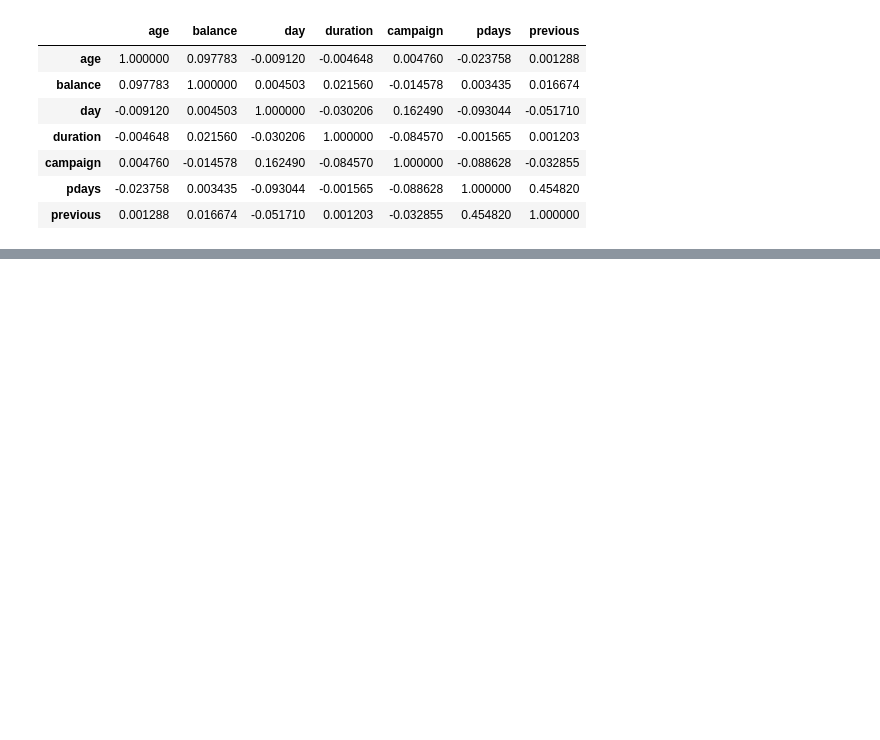
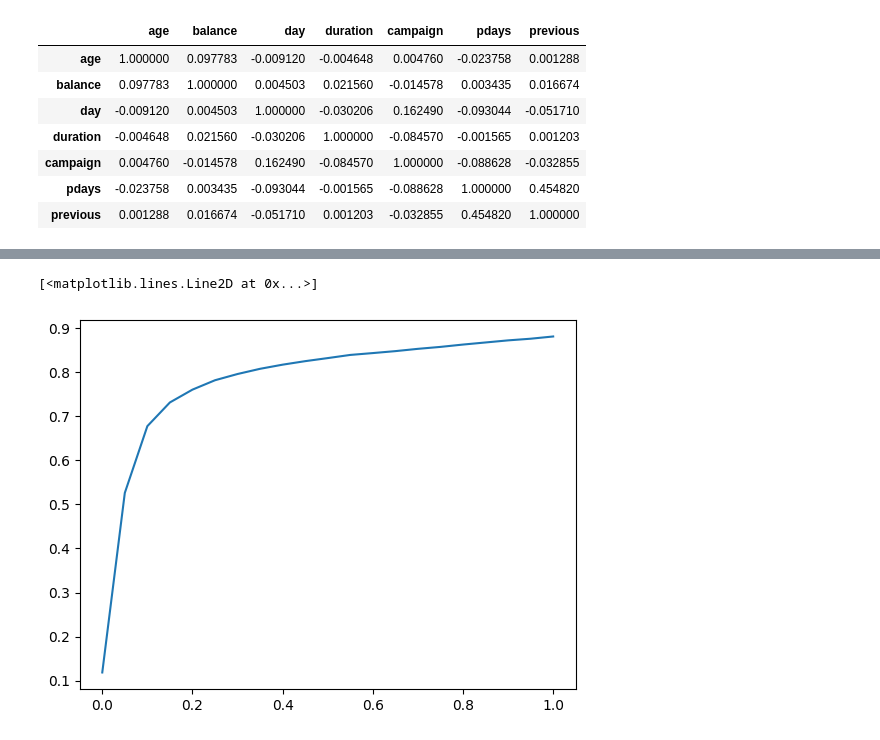
Before and after one commit to moonrayspex/machine-learning-dtzc-homework, a Jupyter notebook: 03-churn/03_churn_homework.ipynb, the cells around one changed output, grey strips where cells are left out. Cells and saved outputs as stored; diff of their text form; code cells hidden in the pictures; blank space fills up the shorter version.

```diff
--- a/03-churn/03_churn_homework.ipynb
+++ b/03-churn/03_churn_homework.ipynb
@@ -189,0 +308,20 @@ print(rounded_score)
+# %%
+
+model = LogisticRegression(solver='liblinear', C=1.0, max_iter=1000, random_state=42)
+model.fit(X_full_train, y_train)
+
+# do the same things for test data
+dicts_test = df_test[categoric + numeric].to_dict(orient='records')
+X_test = dv.transform(dicts_test)
+
+# do the predictions
+y_pred = model.predict_proba(X_test)[:, 1]
+
+# compute accuracy
+churn_decision = (y_pred >= 0.5)
+(churn_decision == y_test).mean()
+#     Fit the model on the training dataset.
+#         To make sure the results are reproducible across different versions of Scikit-Learn, fit the model with these parameters:
+#         model = LogisticRegression(solver='liblinear', C=1.0, max_iter=1000, random_state=42)
+#     Calculate the accuracy on the validation dataset and round it to 2 decimal digits.
+(churn_decision == y_test).mean().round(2)
@@ -189,0 +391,4 @@ print(rounded_score)
+# %%
+#Evaluate the model on different thresholds
+thresholds = np.linspace(0, 1, 21)
+thresholds
@@ -189,0 +398,8 @@ print(rounded_score)
+# %%
+scores = []
+
+for t in thresholds:
+    churn_decision = (y_pred >= t)
+    score = (y_val == churn_decision).mean()
+    print('%.2f %.3f' % (t, score))
+    scores.append(score)
@@ -189,0 +424,6 @@ print(rounded_score)
+# %%
+
+plt.plot(thresholds,scores)
+# %% [output]
+[<matplotlib.lines.Line2D at 0x...>]
+[figure, added]
```
Also changed, not shown: parts of 24 cells of this notebook, 1 other file.
